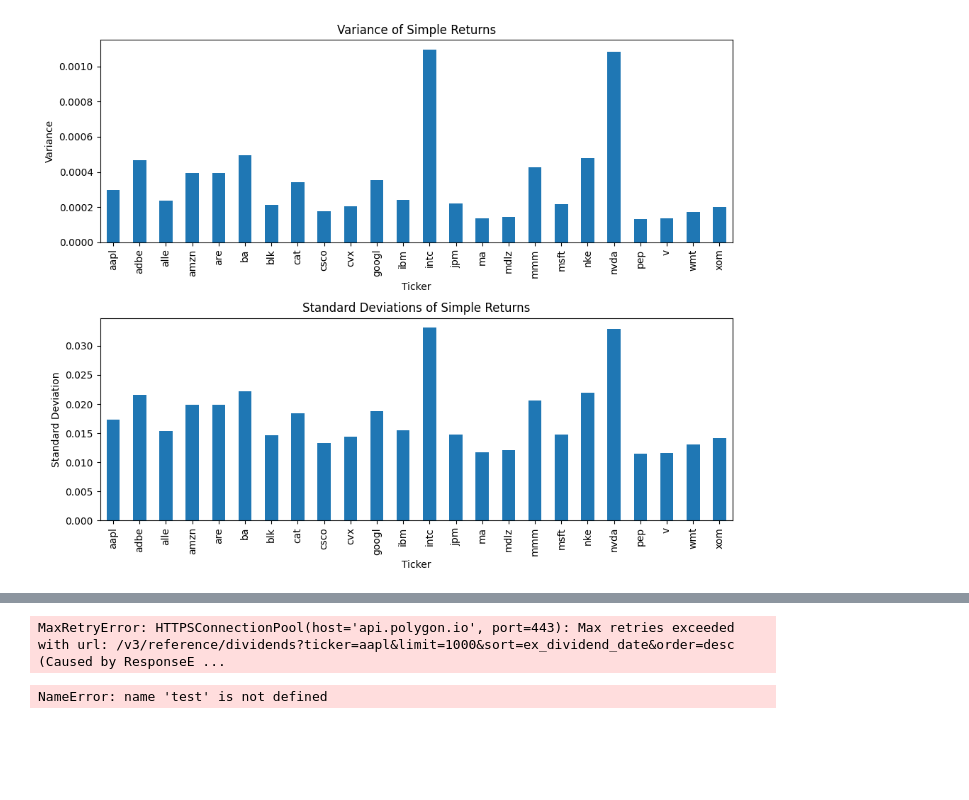
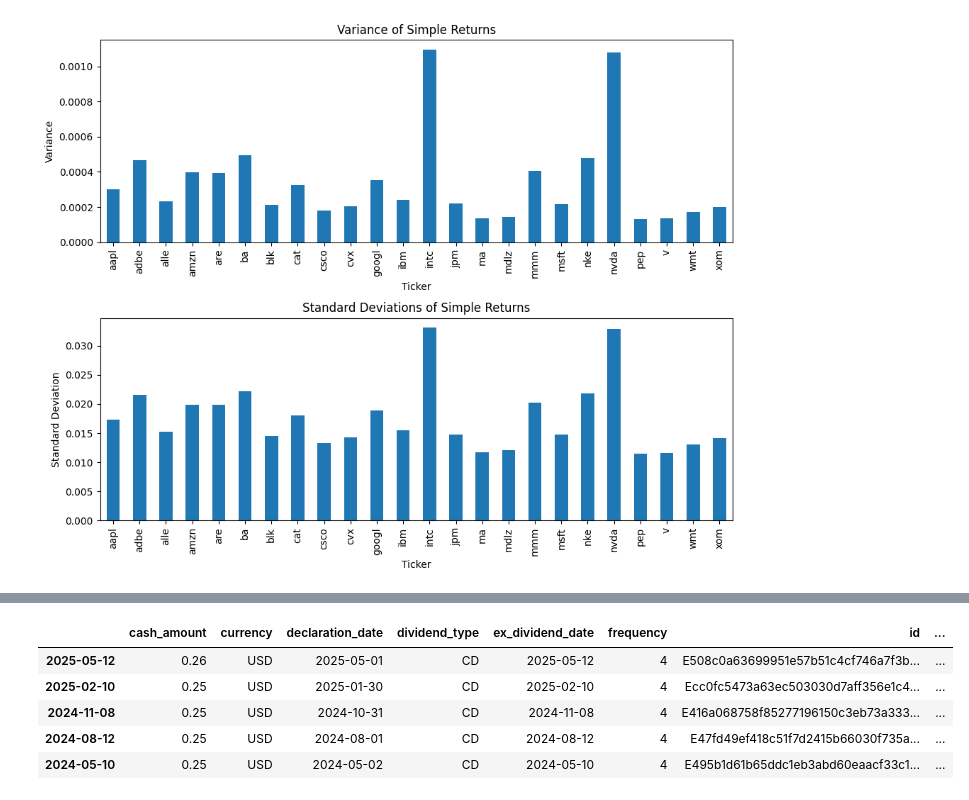
Before and after one commit to jtorsvik/project-anthill, a Jupyter notebook: notebook/stock_analysis.ipynb, the cells around one changed output, grey strips where cells are left out. Saved outputs shown, nothing was run; the diff lists cells and outputs as text; code cells hidden in the pictures; blank space fills up the shorter version.

Commit message:
build: dividend history pipeline

```diff
--- a/notebook/stock_analysis.ipynb
+++ b/notebook/stock_analysis.ipynb
@@ -155,22 +151,0 @@ ValueError: Dot product shape mismatch, (503, 1) vs (24,)
-# %%
-source_daily_path = repo_path + "/data/polygon/daily/"
-
-
-dividends = pd.DataFrame()
-
-client = RESTClient(api_key)
-
-for ticker in os.listdir(source_daily_path):
-    for d in client.list_dividends(
-        ticker=ticker,
-        order='desc',
-        limit=1000,
-        sort='ex_dividend_date'):
-        print(d.__dict__)
-        time.sleep(0.5)
-# %% [output]
-MaxRetryError: HTTPSConnectionPool(host='api.polygon.io', port=443): Max retries exceeded with url: /v3/reference/dividends?ticker=aapl&limit=1000&sort=ex_dividend_date&order=desc (Caused by ResponseE ...
-# %%
-test
-# %% [output]
-NameError: name 'test' is not defined
@@ -176,0 +154,32 @@ NameError: name 'test' is not defined
+# %%
+from polygon_api import PolygonAPI
+
+client = PolygonAPI(api_key=api_key)
+
+project_root_path = OSLib.get_root_path()
+
+for i, ticker in enumerate(tickers):
+
+    sink_path = f"{project_root_path}/data/polygon/dividends/{ticker.lower()}/{ticker.lower()}_dividend_history.parquet"
+    if os.path.exists(sink_path):
+        print(f"File {sink_path} already exists, skipping download for {ticker}.")
+        continue
+
+    print(f"Fetching dividend history for {ticker} ({i+1}/{len(tickers)})...")
+    dividends = client.fetch_dividends(ticker=ticker,
+                                       sleep_time=0.5)
+    df = pd.DataFrame(dividends).T
+    df.drop(columns=['ticker'], inplace=True)
+    df.index = pd.to_datetime(df.index)
+
+    df.to_parquet(sink_path, index=True)
+    print(f"Wrote dividend history for {ticker}.")
+
+df.head()
+# %% [output]
+|  | cash_amount | currency | declaration_date | dividend_type | ex_dividend_date | frequency | id | ... |
+| 2025-05-12 | 0.26 | USD | 2025-05-01 | CD | 2025-05-12 | 4 | E508c0a63699951e57b51c4cf746a7f3b... | ... |
+| 2025-02-10 | 0.25 | USD | 2025-01-30 | CD | 2025-02-10 | 4 | Ecc0fc5473a63ec503030d7aff356e1c4... | ... |
+| 2024-11-08 | 0.25 | USD | 2024-10-31 | CD | 2024-11-08 | 4 | E416a068758f85277196150c3eb73a333... | ... |
+| 2024-08-12 | 0.25 | USD | 2024-08-01 | CD | 2024-08-12 | 4 | E47fd49ef418c51f7d2415b66030f735a... | ... |
+| 2024-05-10 | 0.25 | USD | 2024-05-02 | CD | 2024-05-10 | 4 | E495b1d61b65ddc1eb3abd60eaacf33c1... | ... |
```
Also changed, not shown: parts of 5 cells of this notebook, 3 other files.
